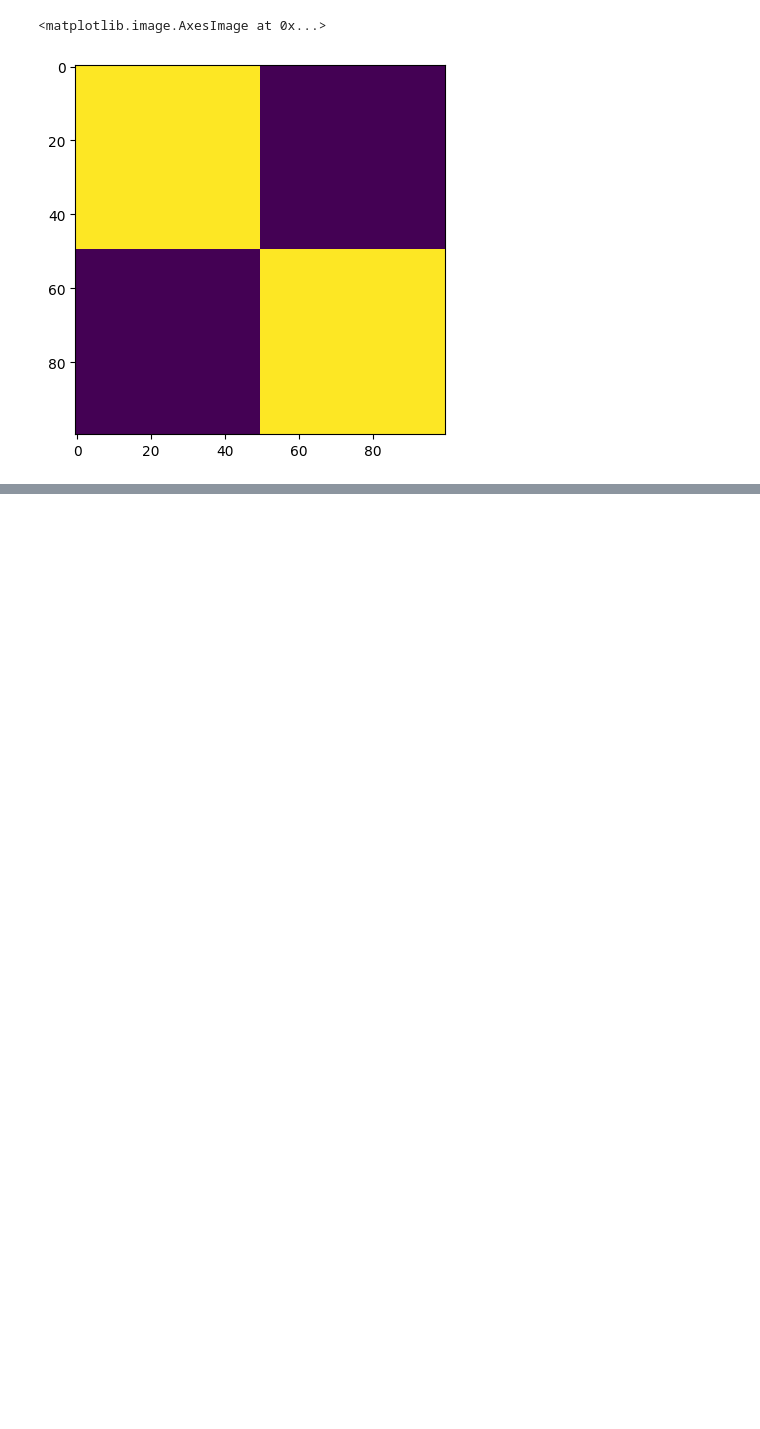
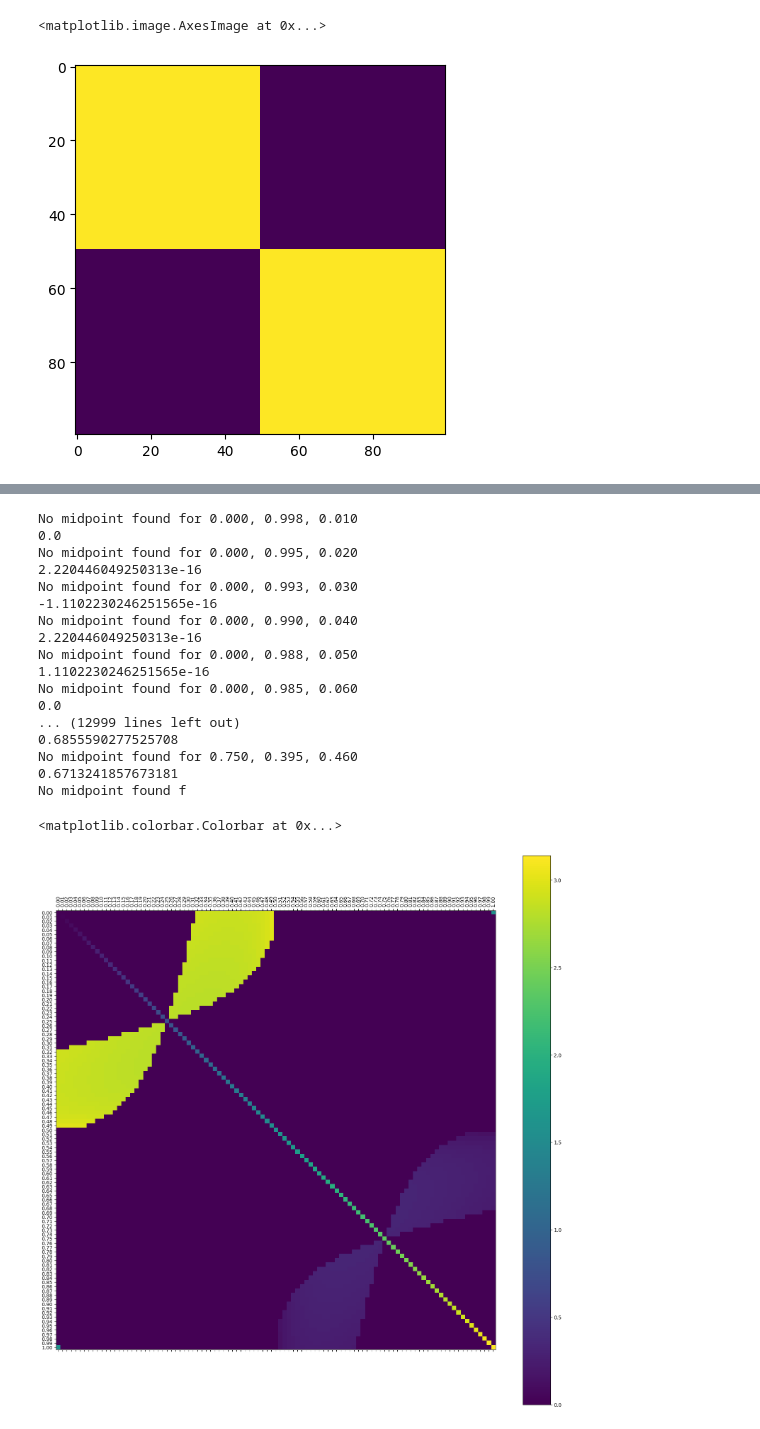
Before and after one commit to pchlenski/hyperdt, a Jupyter notebook: 29_solved_midpoints.ipynb, the cells around one changed output, grey strips where cells are left out. Cells and saved outputs as stored; diff of their text form; code cells hidden in the pictures; blank space fills up the shorter version.

```diff
--- a/29_solved_midpoints.ipynb
+++ b/29_solved_midpoints.ipynb
@@ -417,0 +305,19 @@ AssertionError:
+# %%
+# Sanity check: full range of theta_1 and theta_2 in H2,1:
+
+theta_1_d = np.linspace(np.pi / 4 + 0.001, 3 * np.pi / 4 - 0.001, 100)
+theta_2_d = np.linspace(np.pi / 4 + 0.001, 3 * np.pi / 4 - 0.001, 100)
+
+my_grid = np.zeros((len(theta_1_d), len(theta_2_d)))
+for i, t1 in enumerate(theta_1_d):
+    for j, t2 in enumerate(theta_2_d):
+        midpoints = get_midpoint_cot(t1, t2)
+        if not np.any([is_midpoint(t1, t2, tm) for tm in midpoints]):
+            tm = midpoints[0]
+            print(f"No midpoint found for {t1 / np.pi:.3f}, {tm / np.pi:.3f}, {t2 / np.pi:.3f}")
+            print(np.cos(t2) * np.cos(t1 + tm) ** 2 - np.cos(t1) * np.cos(t2 + tm) ** 2)
+        else:
+            my_grid[i, j] = 1
+
+plt.imshow(my_grid)
+plt.colorbar()
@@ -417,0 +327,42 @@ AssertionError:
+# %%
+# Sanity check: full range of theta_1 and theta_2 anywhere
+
+theta_1_d = np.linspace(0, np.pi, 101)
+theta_2_d = np.linspace(0, np.pi, 101)
+
+my_grid = np.zeros((len(theta_1_d), len(theta_2_d)))
+for i, t1 in enumerate(theta_1_d):
+    for j, t2 in enumerate(theta_2_d):
+        midpoints = get_midpoint_cot(t1, t2)
+        if not np.any([is_midpoint(t1, t2, tm) for tm in midpoints]):
+            tm = midpoints[0]
+            print(f"No midpoint found for {t1 / np.pi:.3f}, {tm / np.pi:.3f}, {t2 / np.pi:.3f}")
+            print(np.cos(t2) * np.cos(t1 + tm) ** 2 - np.cos(t1) * np.cos(t2 + tm) ** 2)
+        else:
+            my_grid[i, j] = midpoints[0]
+
+fig = plt.figure(figsize=(20, 20))
+plt.matshow(my_grid, fignum=fig.number, cmap="viridis")
+plt.xticks(range(len(theta_1_d)), [f"{t/np.pi:.2f}" for t in theta_1_d], rotation=90)
+plt.yticks(range(len(theta_2_d)), [f"{t/np.pi:.2f}" for t in theta_2_d])
+plt.colorbar()
+# %% [output]
+No midpoint found for 0.000, 0.998, 0.010
+0.0
+No midpoint found for 0.000, 0.995, 0.020
+2.220446049250313e-16
+No midpoint found for 0.000, 0.993, 0.030
+-1.1102230246251565e-16
+No midpoint found for 0.000, 0.990, 0.040
+2.220446049250313e-16
+No midpoint found for 0.000, 0.988, 0.050
+1.1102230246251565e-16
+No midpoint found for 0.000, 0.985, 0.060
+0.0
+... (12999 lines left out)
+0.6855590277525708
+No midpoint found for 0.750, 0.395, 0.460
+0.6713241857673181
+No midpoint found f
+<matplotlib.colorbar.Colorbar at 0x...>
+[figure, added]
```
Also changed, not shown: parts of 8 cells of this notebook, 1 other file.
